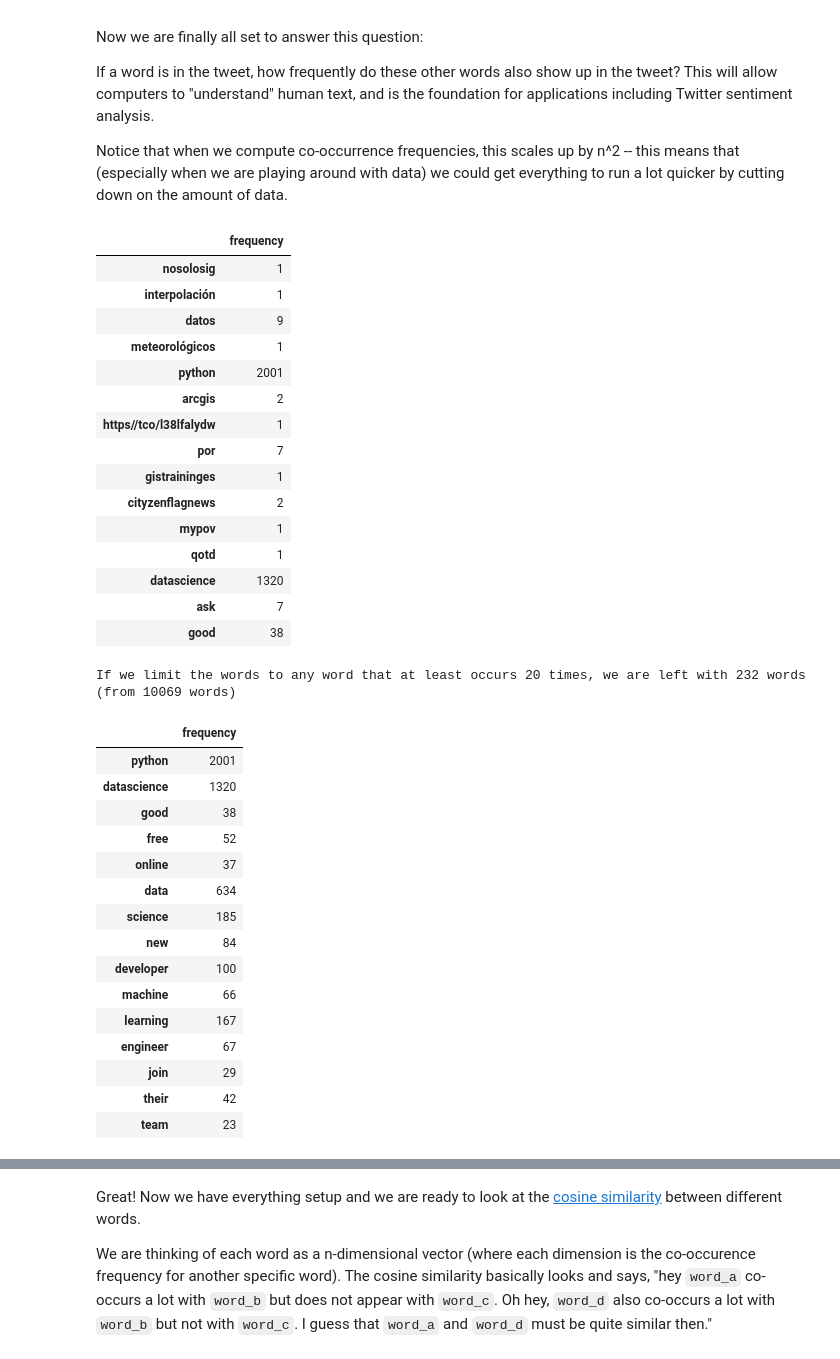
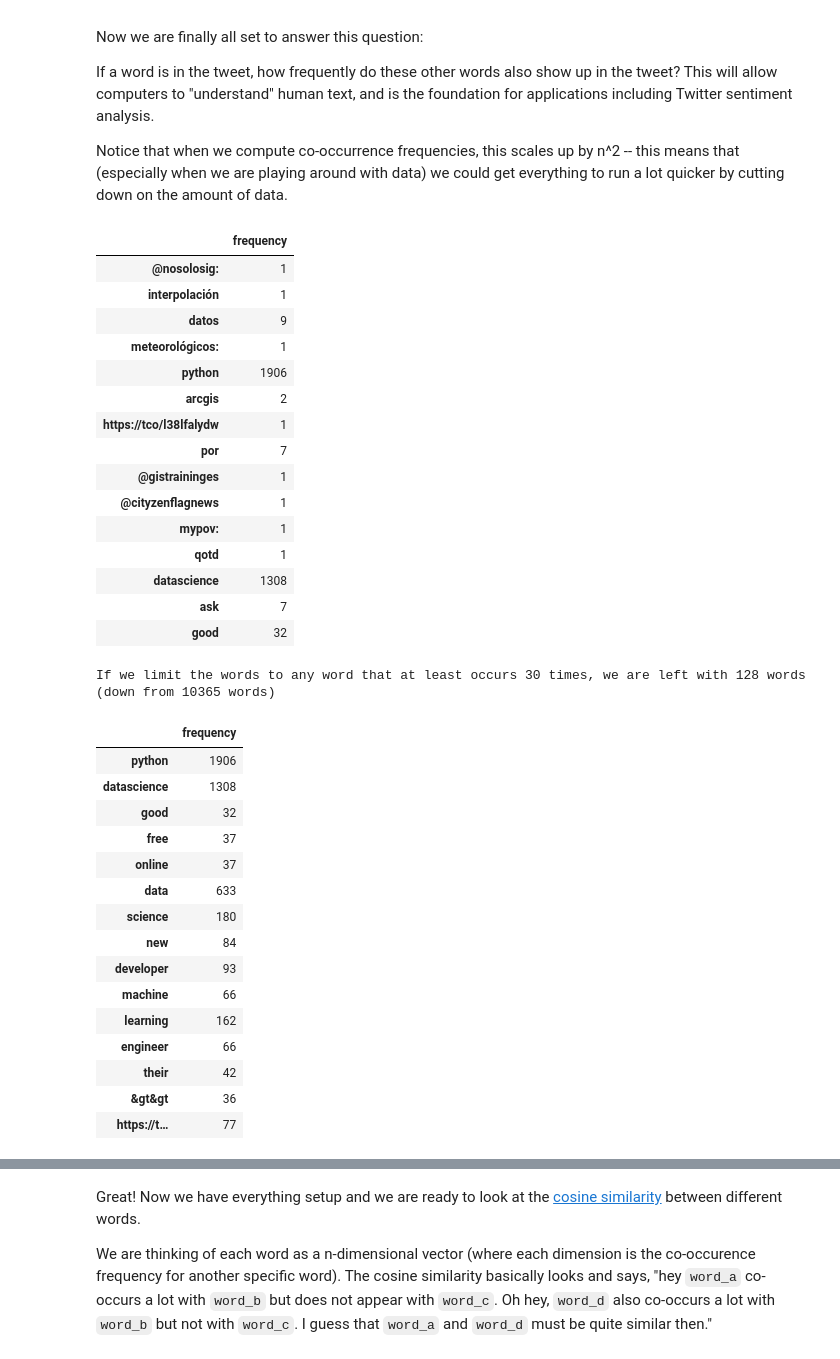
Before and after one commit to Talent-Co-Op/NLP-Workshop, a Jupyter notebook: notebooks/NLP.ipynb, the cells around one changed output, grey strips where cells are left out. Cells and saved outputs as stored; diff of their text form; code cells hidden in the pictures.

```diff
--- a/notebooks/NLP.ipynb
+++ b/notebooks/NLP.ipynb
@@ -42,7 +42,7 @@ There are many other different formats, but this is one of the simpler ways. Don
 # %%
 import pickle
 
-with open('./datasets/twitter_data.pkl', 'rb') as pickled_file:
+with open('../datasets/twitter_data.pkl', 'rb') as pickled_file:
     twitter_data = pickle.load(pickled_file)
 # %% [markdown]
 ## Data Exploration
@@ -269,12 +269,17 @@ We are long overdue for a data cleanup. We probably don't care about retweets, p
 # %%
 # Let's take out all hashtags (so that #python and python will be merged together)
 # and also make everything lower case (so that DataScience and datascience will be merged together)
+
+cleaned_tweets = []
+for tweet in tweets_text:
+    for symbol in '#,.;':
+        tweet = tweet.replace(symbol, '')
+    cleaned_tweets.append(tweet.lower())
+
 word_count = defaultdict(int)
-for tweet in tweets_text:
+for tweet in cleaned_tweets:
     for word in tweet.split():
-        for symbol in '@#,.:;':
-            word = word.replace(symbol, '')
-        word_count[word.lower()] += 1
+        word_count[word] += 1
 
 
 # Perhaps we should exclude the most common words,
@@ -313,51 +318,51 @@ words = pd.DataFrame.from_dict(word_count_cleaned, orient='index').rename(column
 words.head(15)
 # %% [output]
 |  | frequency |
-| nosolosig | 1 |
+| @nosolosig: | 1 |
 | interpolación | 1 |
 | datos | 9 |
-| meteorológicos | 1 |
-| python | 2001 |
+| meteorológicos: | 1 |
+| python | 1906 |
 | arcgis | 2 |
-| https//tco/l38lfalydw | 1 |
+| https://tco/l38lfalydw | 1 |
 | por | 7 |
-| gistraininges | 1 |
-| cityzenflagnews | 2 |
-| mypov | 1 |
+| @gistraininges | 1 |
+| @cityzenflagnews | 1 |
+| mypov: | 1 |
 | qotd | 1 |
-| datascience | 1320 |
+| datascience | 1308 |
 | ask | 7 |
-| good | 38 |
+| good | 32 |
 # %%
 # We want to limit our vocabulary to only the most common words
 
-limit = 20
+limit = 30
 shortened_list = words[words.frequency > limit]
 print(
     'If we limit the words to any word that at least occurs {} times, '
-    'we are left with {} words (from {} words)'.format(
+    'we are left with {} words (down from {} words)'.format(
         limit, len(shortened_list), len(words)
     )
 )
 shortened_list.head(15)
 # %% [output]
-If we limit the words to any word that at least occurs 20 times, we are left with 232 words (from 10069 words)
+If we limit the words to any word that at least occurs 30 times, we are left with 128 words (down from 10365 words)
 |  | frequency |
-| python | 2001 |
-| datascience | 1320 |
-| good | 38 |
-| free | 52 |
+| python | 1906 |
+| datascience | 1308 |
+| good | 32 |
+| free | 37 |
 | online | 37 |
-| data | 634 |
-| science | 185 |
+| data | 633 |
+| science | 180 |
 | new | 84 |
-| developer | 100 |
+| developer | 93 |
 | machine | 66 |
-| learning | 167 |
-| engineer | 67 |
-| join | 29 |
+| learning | 162 |
+| engineer | 66 |
 | their | 42 |
-| team | 23 |
+| &gt&gt | 36 |
+| https://t… | 77 |
 # %%
 # First, let's create a DataFrame filled with zeros
 occurrence_frequency = pd.DataFrame(0, index=shortened_list.index.values, columns=shortened_list.index.values)
```
Also changed, not shown: parts of 27 cells of this notebook.
